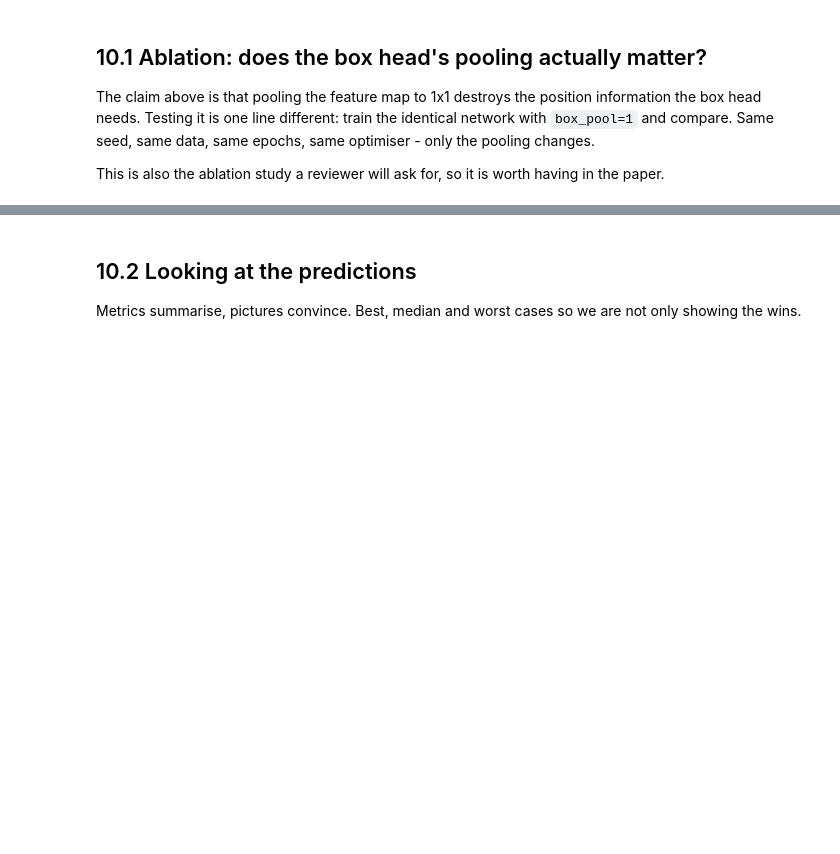
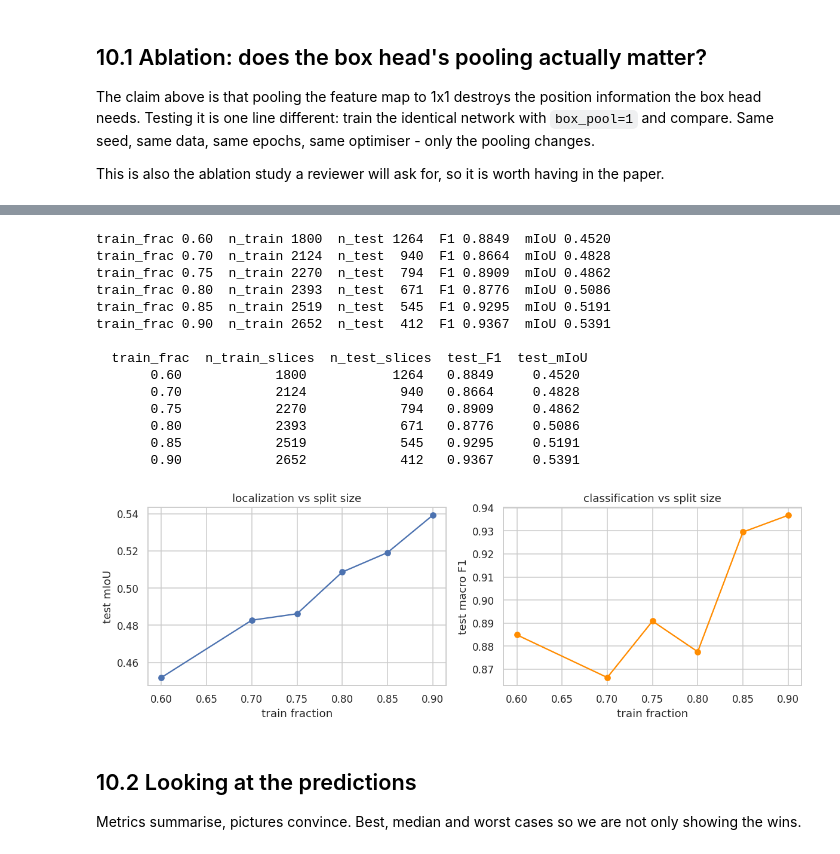
Before and after one commit to SurajKhomane108/brain-tumor-classification-localization, a Jupyter notebook: brain_tumor_classification_localization.ipynb, the cells around one changed output, grey strips where cells are left out. Saved outputs shown, nothing was run; the diff lists cells and outputs as text; code cells hidden in the pictures; blank space fills up the shorter version.

```diff
--- a/brain_tumor_classification_localization.ipynb
+++ b/brain_tumor_classification_localization.ipynb
@@ -2050,3 +2238,75 @@ what makes the experiment clean.
+# %%
+# ---------------------------------------------------------------
+# Split-size sensitivity: repeats the patient-level split at different
+# train fractions and retrains the CNN each time, using the best_cfg
+# found by the search above. Restores the original 80/20 split state
+# at the end so later cells (Part 11) are unaffected.
+# ---------------------------------------------------------------
+SPLIT_EPOCHS = 20
+split_fracs = [0.6, 0.7, 0.75, 0.8, 0.85, 0.9]
+split_rows = []
+
+_orig_dl_tr, _orig_dl_te = dl_tr, dl_te
+_orig_Yte, _orig_yte = Yte, yte
+
+for frac in split_fracs:
+    rng = np.random.RandomState(SEED)
+    pids = df["pid"].unique().copy()
+    rng.shuffle(pids)
+    train_pids = set(pids[:int(len(pids) * frac)])
+    split_col = np.where(df["pid"].isin(train_pids), "train", "test")
+    train_m_f = pd.Series(split_col == "train", index=data.index)
+    test_m_f = pd.Series(split_col == "test", index=data.index)
+
+    tr_idx = np.where(train_m_f.values)[0]
+    te_idx = np.where(test_m_f.values)[0]
+    Yte = data.loc[test_m_f, BOX].values
+    yte = data.loc[test_m_f, "y"].values
+
+    dl_tr = DataLoader(MRI(tr_idx, True), batch_size=BATCH_SIZE, shuffle=True, drop_last=True)
+    dl_te = DataLoader(MRI(te_idx), batch_size=BATCH_SIZE)
+
+    _, proba_f, box_f, log_f = train_cnn(epochs=SPLIT_EPOCHS, patience=SPLIT_EPOCHS,
+                                          verbose=False, **best_cfg)
+    f1_f = precision_recall_fscore_support(yte, proba_f.argmax(1), average="macro", zero_division=0)[2]
+    miou_f = iou(Yte, box_f).mean()
+    split_rows.append({"train_frac": frac, "n_train_slices": len(tr_idx),
+                        "n_test_slices": len(te_idx), "test_F1": f1_f, "test_mIoU": miou_f})
+    print("train_frac %.2f  n_train %4d  n_test %4d  F1 %.4f  mIoU %.4f"
+          % (frac, len(tr_idx), len(te_idx), f1_f, miou_f))
+
+split_df = pd.DataFrame(split_rows)
+split_df.to_csv("paper/table6_split_sensitivity.csv", index=False)
+print("\n", split_df.round(4).to_string(index=False))
+
+fig, ax = plt.subplots(1, 2, figsize=(11, 3.8))
+ax[0].plot(split_df["train_frac"], split_df["test_mIoU"], marker="o")
+ax[0].set_xlabel("train fraction"); ax[0].set_ylabel("test mIoU"); ax[0].set_title("localization vs split size")
+ax[1].plot(split_df["train_frac"], split_df["test_F1"], marker="o", color="darkorange")
+ax[1].set_xlabel("train fraction"); ax[1].set_ylabel("test macro F1"); ax[1].set_title("classification vs split size")
+plt.tight_layout(); plt.show()
+
+# restore original 80/20 split state for the rest of the notebook
+dl_tr, dl_te = _orig_dl_tr, _orig_dl_te
+Yte, yte = _orig_Yte, _orig_yte
+tr_idx = np.where(train_m.values)[0]
+te_idx = np.where(test_m.values)[0]
+# %% [output]
+train_frac 0.60  n_train 1800  n_test 1264  F1 0.8849  mIoU 0.4520
+train_frac 0.70  n_train 2124  n_test  940  F1 0.8664  mIoU 0.4828
+train_frac 0.75  n_train 2270  n_test  794  F1 0.8909  mIoU 0.4862
+train_frac 0.80  n_train 2393  n_test  671  F1 0.8776  mIoU 0.5086
+train_frac 0.85  n_train 2519  n_test  545  F1 0.9295  mIoU 0.5191
+train_frac 0.90  n_train 2652  n_test  412  F1 0.9367  mIoU 0.5391
+
+  train_frac  n_train_slices  n_test_slices  test_F1  test_mIoU
+       0.60            1800           1264   0.8849     0.4520
+       0.70            2124            940   0.8664     0.4828
+       0.75            2270            794   0.8909     0.4862
+       0.80            2393            671   0.8776     0.5086
+       0.85            2519            545   0.9295     0.5191
+       0.90            2652            412   0.9367     0.5391
+[figure, added]
 # %% [markdown]
 ## 10.2 Looking at the predictions
 
```
Also changed, not shown: parts of 29 cells of this notebook.
